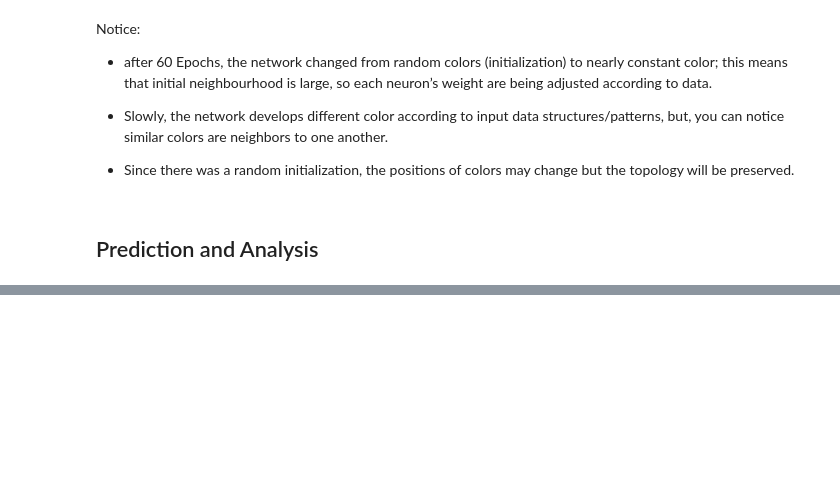
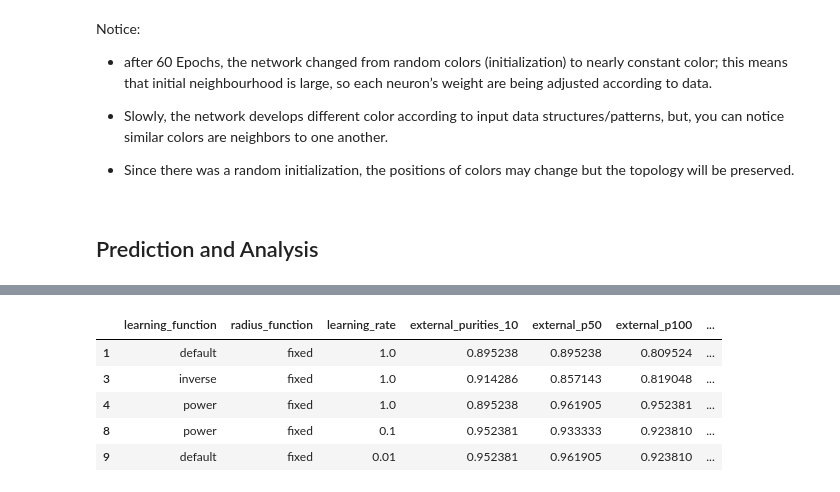
Before and after one commit to richardjonker2000/TMBD-Project-3, a Jupyter notebook: SOM1B.ipynb, the cells around one changed output, grey strips where cells are left out. Drawn from its saved outputs; the diff is of its cells as text; code cells hidden in the pictures; blank space fills up the shorter version.

```diff
--- a/SOM1B.ipynb
+++ b/SOM1B.ipynb
@@ -191,0 +403,16 @@ accuracy: 0.8
+# %%
+# location of maximum accuracies in df for each experiment (total epochs)
+# by inspection from descriptives, prosper_p300 row 12 corresponding to 0.914286
+maxs = results_df.iloc[:,3:].idxmax().reset_index()
+maxs.rename(columns={'index': 'column', 0: 'row'}, inplace=True)
+max_rows = maxs['row'].values
+
+# table of maximums by inspection from description, our best shot is row 12
+results_df[results_df.index.isin(max_rows)]
+# %% [output]
+|  | learning_function | radius_function | learning_rate | external_purities_10 | external_p50 | external_p100 | ... |
+| 1 | default | fixed | 1.0 | 0.895238 | 0.895238 | 0.809524 | ... |
+| 3 | inverse | fixed | 1.0 | 0.914286 | 0.857143 | 0.819048 | ... |
+| 4 | power | fixed | 1.0 | 0.895238 | 0.961905 | 0.952381 | ... |
+| 8 | power | fixed | 0.1 | 0.952381 | 0.933333 | 0.923810 | ... |
+| 9 | default | fixed | 0.01 | 0.952381 | 0.961905 | 0.923810 | ... |
```
Also changed, not shown: parts of 17 cells of this notebook, 3 other files.
